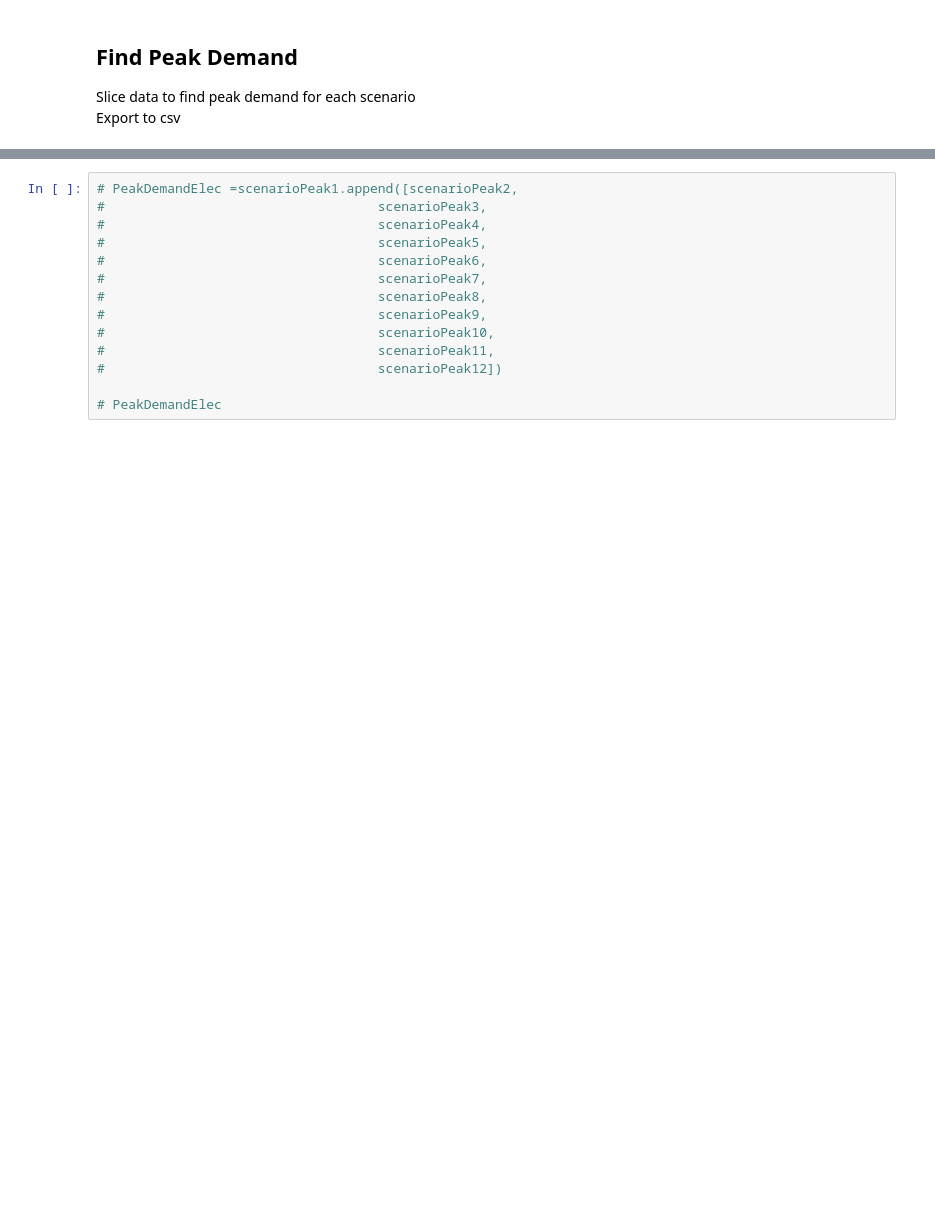
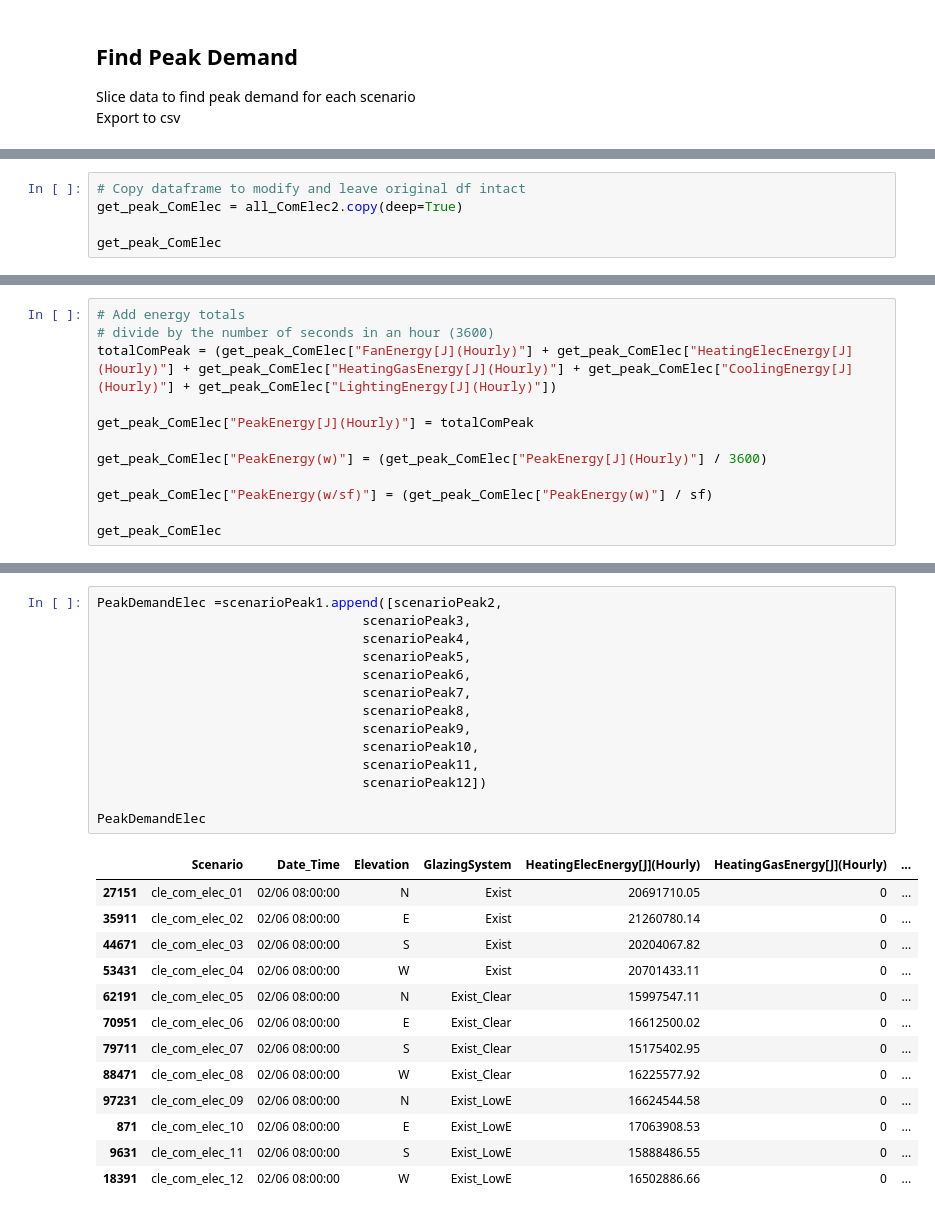
Before and after one commit to klharp/Eplus_Maine, a Jupyter notebook: CLE_Com_Scraper.ipynb, the cells around one changed output, grey strips where cells are left out. Cells and saved outputs as stored; diff of their text form; blank space fills up the shorter version.

Commit message:
fixed peak demand, still need to review carbon

```diff
--- a/CLE_Com_Scraper.ipynb
+++ b/CLE_Com_Scraper.ipynb
@@ -374,0 +375,5 @@ Export to csv
+# %%
+# Copy dataframe to modify and leave original df intact
+get_peak_ComElec = all_ComElec2.copy(deep=True)
+
+get_peak_ComElec
@@ -374,0 +394,12 @@ Export to csv
+# %%
+# Add energy totals
+# divide by the number of seconds in an hour (3600)
+totalComPeak = (get_peak_ComElec["FanEnergy[J](Hourly)"] + get_peak_ComElec["HeatingElecEnergy[J](Hourly)"] + get_peak_ComElec["HeatingGasEnergy[J](Hourly)"] + get_peak_ComElec["CoolingEnergy[J](Hourly)"] + get_peak_ComElec["LightingEnergy[J](Hourly)"])
+
+get_peak_ComElec["PeakEnergy[J](Hourly)"] = totalComPeak
+
+get_peak_ComElec["PeakEnergy(w)"] = (get_peak_ComElec["PeakEnergy[J](Hourly)"] / 3600)
+
+get_peak_ComElec["PeakEnergy(w/sf)"] = (get_peak_ComElec["PeakEnergy(w)"] / sf)
+
+get_peak_ComElec
@@ -402,15 +447,29 @@ Export to csv
 # %%
-# PeakDemandElec =scenarioPeak1.append([scenarioPeak2,
-#                                   scenarioPeak3,
-#                                   scenarioPeak4,
-#                                   scenarioPeak5,
-#                                   scenarioPeak6,
-#                                   scenarioPeak7,
-#                                   scenarioPeak8,
-#                                   scenarioPeak9,
-#                                   scenarioPeak10,
-#                                   scenarioPeak11,
-#                                   scenarioPeak12])
+PeakDemandElec =scenarioPeak1.append([scenarioPeak2,
+                                  scenarioPeak3,
+                                  scenarioPeak4,
+                                  scenarioPeak5,
+                                  scenarioPeak6,
+                                  scenarioPeak7,
+                                  scenarioPeak8,
+                                  scenarioPeak9,
+                                  scenarioPeak10,
+                                  scenarioPeak11,
+                                  scenarioPeak12])
 
-# PeakDemandElec
+PeakDemandElec
+# %% [output]
+|  | Scenario | Date_Time | Elevation | GlazingSystem | HeatingElecEnergy[J](Hourly) | HeatingGasEnergy[J](Hourly) | ... |
+| 27151 | cle_com_elec_01 | 02/06 08:00:00 | N | Exist | 20691710.05 | 0 | ... |
+| 35911 | cle_com_elec_02 | 02/06 08:00:00 | E | Exist | 21260780.14 | 0 | ... |
+| 44671 | cle_com_elec_03 | 02/06 08:00:00 | S | Exist | 20204067.82 | 0 | ... |
+| 53431 | cle_com_elec_04 | 02/06 08:00:00 | W | Exist | 20701433.11 | 0 | ... |
+| 62191 | cle_com_elec_05 | 02/06 08:00:00 | N | Exist_Clear | 15997547.11 | 0 | ... |
+| 70951 | cle_com_elec_06 | 02/06 08:00:00 | E | Exist_Clear | 16612500.02 | 0 | ... |
+| 79711 | cle_com_elec_07 | 02/06 08:00:00 | S | Exist_Clear | 15175402.95 | 0 | ... |
+| 88471 | cle_com_elec_08 | 02/06 08:00:00 | W | Exist_Clear | 16225577.92 | 0 | ... |
+| 97231 | cle_com_elec_09 | 02/06 08:00:00 | N | Exist_LowE | 16624544.58 | 0 | ... |
+| 871 | cle_com_elec_10 | 02/06 08:00:00 | E | Exist_LowE | 17063908.53 | 0 | ... |
+| 9631 | cle_com_elec_11 | 02/06 08:00:00 | S | Exist_LowE | 15888486.55 | 0 | ... |
+| 18391 | cle_com_elec_12 | 02/06 08:00:00 | W | Exist_LowE | 16502886.66 | 0 | ... |
 # %%
```
Also changed, not shown: parts of 12 cells of this notebook, 11 other files.
